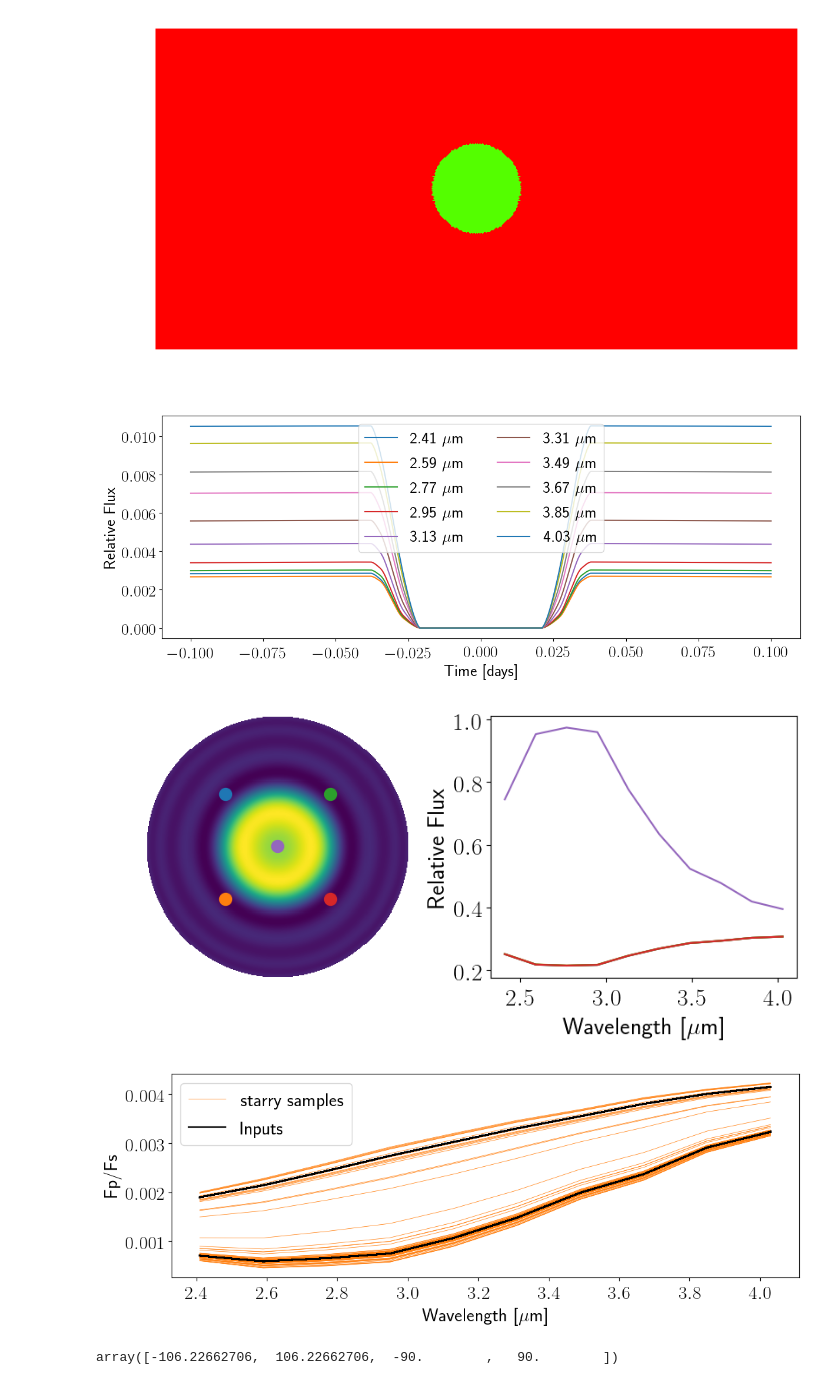
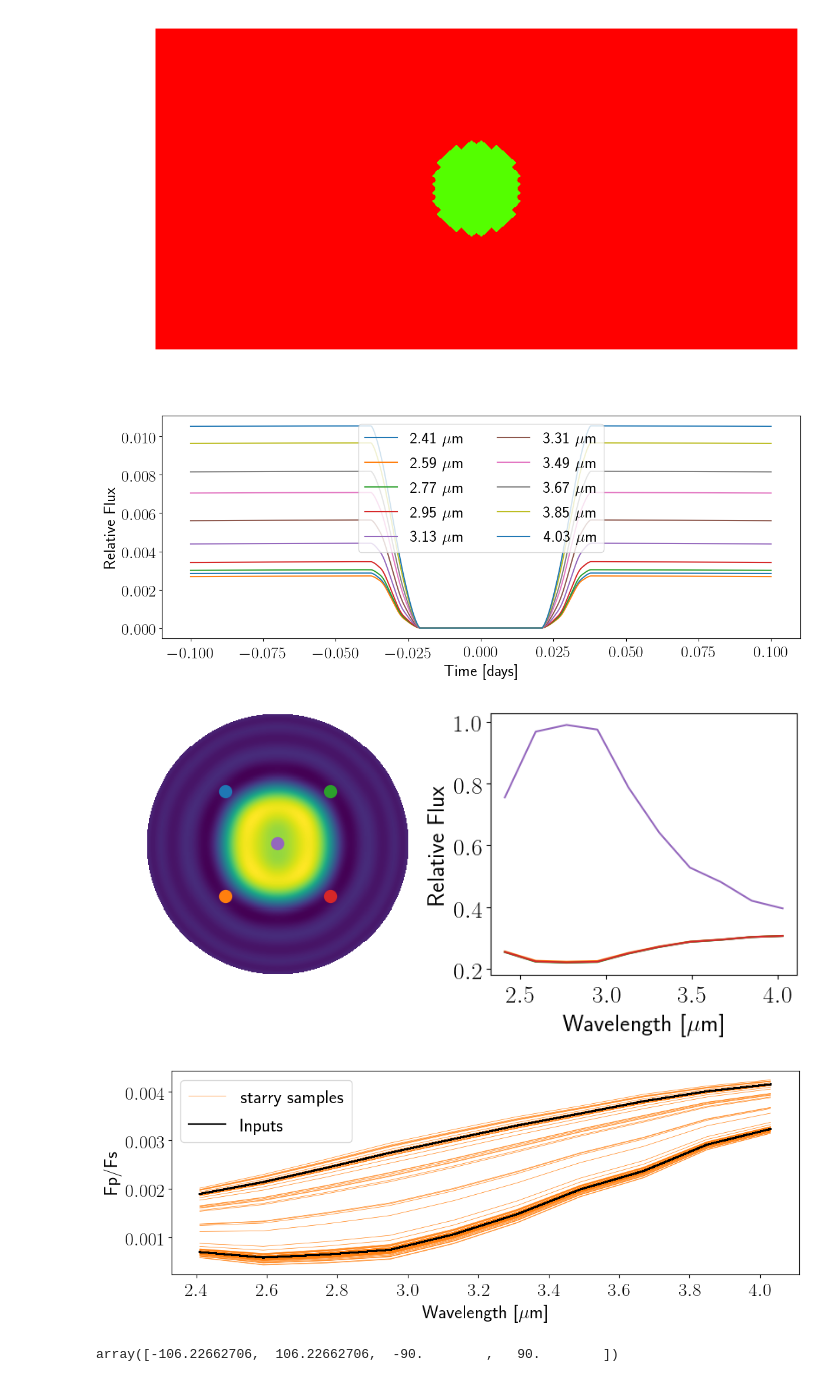
Before and after one commit to multidworlds/eigenspectra, a Jupyter notebook: make_figure_hot_spot_inputs.ipynb, the cells around one changed output. Cells and saved outputs as stored; diff of their text form; code cells hidden in the pictures.

```diff
--- a/make_figure_hot_spot_inputs.ipynb
+++ b/make_figure_hot_spot_inputs.ipynb
@@ -39,7 +42,7 @@ filename='data/input_lightcurves/'+model_name+'.npz' #FINDME: for the mystery ma
 plot_utils.plot_setup()
 # %%
 # Get wavelength-dependent healpix map
-lamhr, spaxels = gen_lightcurves.prep_spectral_hotspot_map(Nside=64)
+lamhr, spaxels = gen_lightcurves.prep_spectral_hotspot_map(Nside=16)
 # %%
 #origData = np.load("data/maps/mystery_map{}.npz".format(testNum))
 lammin1 = 2.41; lammax1 = 3.98; dlam1 = 0.18
@@ -69,14 +72,14 @@ x = hp.cartview(spec2d[:,waveInd], title="", cbar=False, cmap=p.cm.prism, lonra=
 from eigensource.plot_utils import create_linear_colormap
 # %%
 # Generate the multi-wavelength eclipse lightcurves using starry
-time, lam, dlam, lcurves = gen_lightcurves.create_lightcurves_with_starry(lamhr, spaxels, save_output=True, save_tag="hotspot64",
+time, lam, dlam, lcurves = gen_lightcurves.create_lightcurves_with_starry(lamhr, spaxels, save_output=False, save_tag="hotspot",
                                                                           plot_lightcurves = True,
                                                                           plot_diagnostic = True,
                                                                           plot_points_on_map_spec=True)
 # %% [output]
 [figure]
-[figure, old version]
+[figure, new version]
-[figure, old version]
+[figure, new version]
 # %%
 cm = create_linear_colormap(c1 = "deepskyblue", c2 = "orange")
 # %%
```
Also changed, not shown: parts of 1 cell of this notebook, 2 other files.
